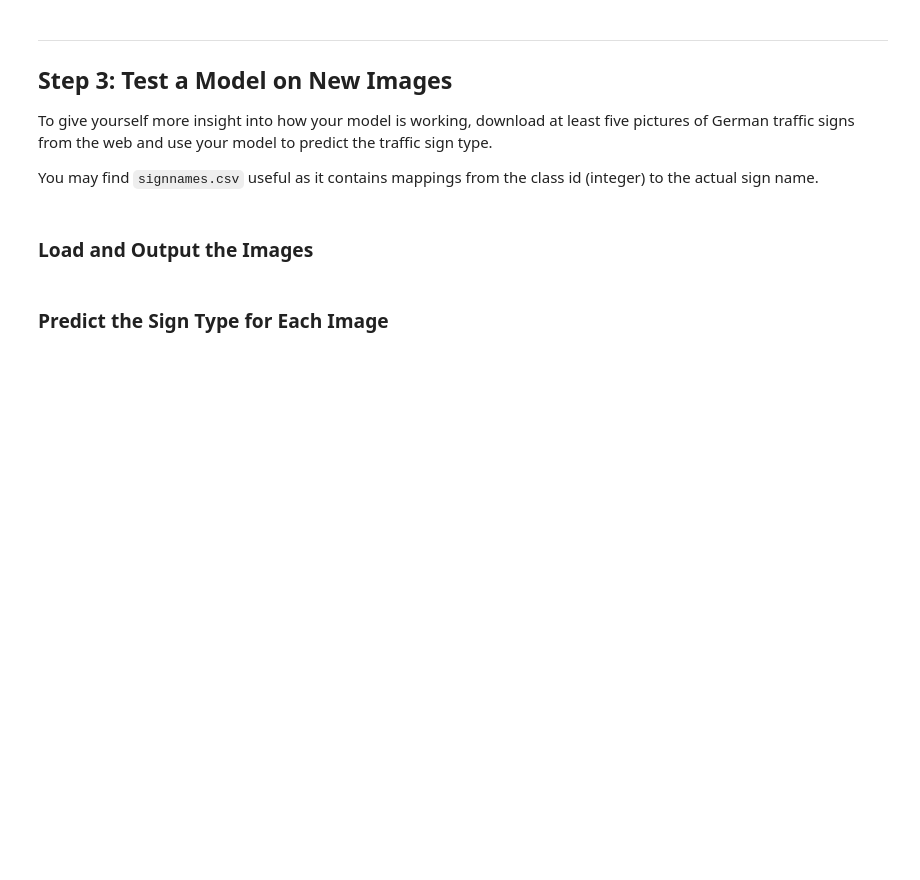
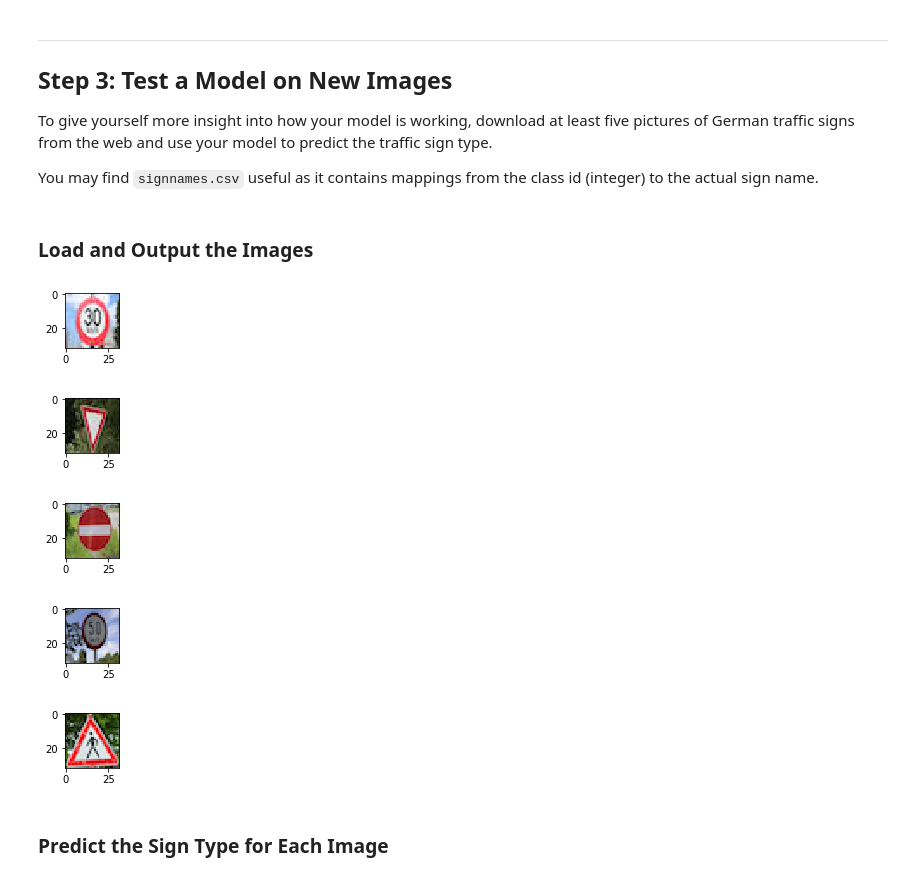
Before and after one commit to mbachm/CarND-Traffic-Sign-Classifier-Project, a Jupyter notebook: Traffic_Sign_Classifier.ipynb, the cells around one changed output. Saved outputs shown, nothing was run; the diff lists cells and outputs as text; code cells hidden in the pictures; blank space fills up the shorter version.

```diff
--- a/Traffic_Sign_Classifier.ipynb
+++ b/Traffic_Sign_Classifier.ipynb
@@ -382,3 +410,38 @@ You may find `signnames.csv` useful as it contains mappings from the class id (i
+# %%
+### Load the images and plot them here.
+### Feel free to use as many code cells as needed.
+from os import listdir
+import matplotlib.image as mpimg
+
+def loadImages(path):
+    """ return array of images """
+
+    imagesList = listdir(path)
+    loadedImages = []
+    for image in imagesList:
+        if not image.startswith('.'):
+            img = mpimg.imread("./new_images/"+image)
+            loadedImages.append(img)
+    return loadedImages
+
+def show_images_of_list(image_list):
+    """ shows the images given in a list"""
+    for i in range(0, len(image_list)):
+        image = image_list[i]
+        plt.figure(i, figsize=(1,1))
+        plt.imshow(image)
+    plt.show()
+    return None
+
+path = "./new_images/"
+imgs = loadImages(path)
+show_images_of_list(imgs)
+# %% [output]
+[figure, added]
+[figure, added]
+[figure, added]
+[figure, added]
+[figure, added]
 # %% [markdown]
 ### Predict the Sign Type for Each Image
 # %%
```
Also changed, not shown: parts of 12 cells of this notebook, 9 other files.
